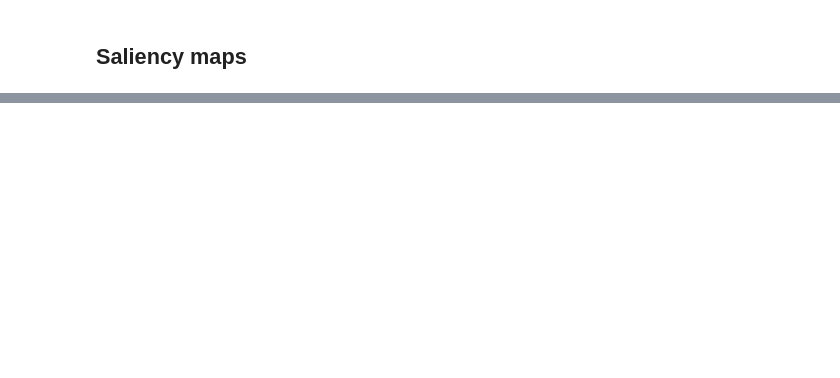
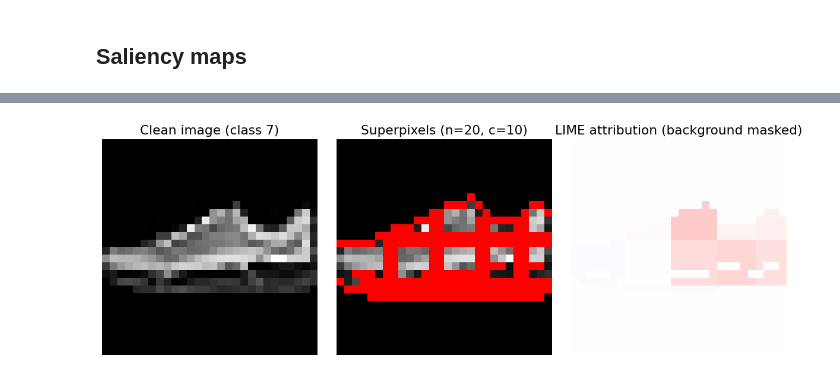
Before and after one commit to TommasoCestari/ExplainableAI_project, a Jupyter notebook: stability_white_noise_senn_id.ipynb, the cells around one changed output, grey strips where cells are left out. Drawn from its saved outputs; the diff is of its cells as text; code cells hidden in the pictures; blank space fills up the shorter version.

```diff
--- a/stability_white_noise_senn_id.ipynb
+++ b/stability_white_noise_senn_id.ipynb
@@ -168,0 +283,89 @@ plot_stability_comparison(
+# %%
+import torch
+import numpy as np
+import matplotlib.pyplot as plt
+from pathlib import Path
+from skimage.segmentation import slic, mark_boundaries
+
+# FashionMNIST constants (must match run_lime.py)
+FMNIST_MEAN = 0.2860
+FMNIST_STD  = 0.3530
+
+def denormalize(x):
+    return x * FMNIST_STD + FMNIST_MEAN
+
+# ── Load saved LIME results ───────────────────────────────────────────────────
+sp_dir = Path("results/fashion_mnist_lambda1e-2_c5_seed29/posthoc_superpixels_3imgtest")
+
+sp_attrs  = torch.load(sp_dir / "lime_attributions.pt")  # (N, 1, 28, 28)
+sp_labels = torch.load(sp_dir / "lime_labels.pt")        # (N,)
+sp_preds  = torch.load(sp_dir / "lime_predictions.pt")   # (N,)
+
+print(f"Saved results contain {sp_attrs.shape[0]} images")
+print(f"Class distribution: { {c.item(): (sp_labels==c).sum().item() for c in sp_labels.unique()} }")
+
+# ── Pick an image ─────────────────────────────────────────────────────────────
+# All indices here are into the SAVED results, not the full test set
+# sp_attrs[k] and test_dl correspond to the same k-th image
+
+TARGET_CLASS = 7  # sneaker
+sneaker_indices = (sp_labels == TARGET_CLASS).nonzero(as_tuple=True)[0]
+print(f"Found {len(sneaker_indices)} sneakers in saved results")
+
+k = sneaker_indices[0].item()  # pick the first one; change index to browse others
+print(f"Visualizing saved index {k} | true label: {sp_labels[k].item()} | pred: {sp_preds[k].item()}")
+
+# ── Get the matching image from the test loader ───────────────────────────────
+# k-th image in test_dl corresponds to sp_attrs[k]
+x_norm, y = test_dl.dataset[k]   # normalized tensor (1, 28, 28)
+assert y == sp_labels[k].item(), f"Label mismatch: dataset={y}, saved={sp_labels[k].item()}"
+
+x_pix = denormalize(x_norm).clamp(0, 1).squeeze().numpy()  # (28, 28) for plotting
+
+# ── Attribution ───────────────────────────────────────────────────────────────
+attr = sp_attrs[k].squeeze().cpu().numpy()  # (28, 28)
+
+# ── Recompute superpixels with SAME params as run_lime.py ────────────────────
+img_for_slic = x_pix  # denormalized, same as build_superpixel_mask does internally
+segments = slic(img_for_slic, n_segments=20, compactness=10.0,
+                start_label=1, channel_axis=None)
+bg_mask = img_for_slic < 0.05
+segments[bg_mask] = 0
+
+# ── Plot ──────────────────────────────────────────────────────────────────────
+vmax = np.abs(attr).max()
+vmin = -vmax
+
+fig, axes = plt.subplots(1, 3, figsize=(12, 4))
+
+axes[0].imshow(x_pix, cmap="gray", vmin=0, vmax=1, interpolation="nearest")
+axes[0].set_title(f"Clean image (class {y})")
+axes[0].axis("off")
+
+axes[1].imshow(mark_boundaries(x_pix, segments, color=(1, 0, 0)))
+axes[1].set_title("Superpixels (n=20, c=10)")
+axes[1].axis("off")
+
+# Mask background attribution to zero for clean visualization
+attr_masked = attr.copy()
+attr_masked[segments == 0] = 0
+
+axes[2].imshow(attr_masked, cmap="bwr", vmin=vmin, vmax=vmax, interpolation="nearest")
+axes[2].set_title("LIME attribution (background masked)")
+axes[2].axis("off")
+
+plt.tight_layout()
+plt.show()
+
+# Find sneakers WITHIN the saved results only
+sneaker_indices = (sp_labels == 7).nonzero(as_tuple=True)[0]
+idx_in_saved = sneaker_indices[0].item()  # first sneaker in saved results
+
+# Get the attribution (valid, LIME saw this)
+attr_i = sp_attrs[idx_in_saved].squeeze().cpu().numpy()
+
+# Get the MATCHING image — need to know which test set image this corresponds to
+# The saved results are in test loader order, so:
+# idx_in_saved maps directly to the idx_in_saved-th image the loader returned
+x_i, y_i = test_dl.dataset[idx_in_saved]  # only valid if batch_size >= idx_in_saved
+# %% [output]
@@ -168,0 +376 @@ plot_stability_comparison(
+[figure, added]
```
Also changed, not shown: parts of 16 cells of this notebook, 1 other file.
